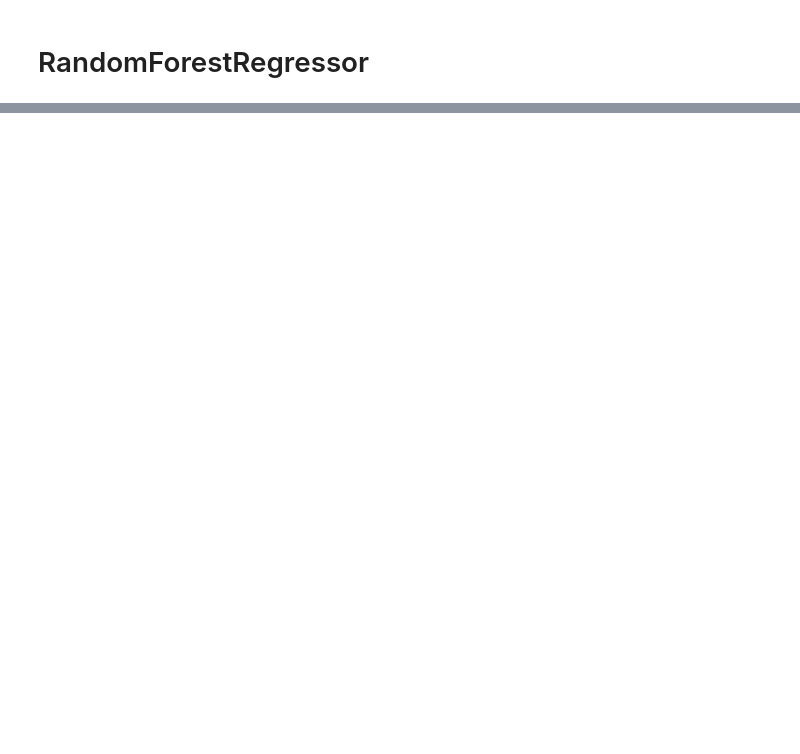
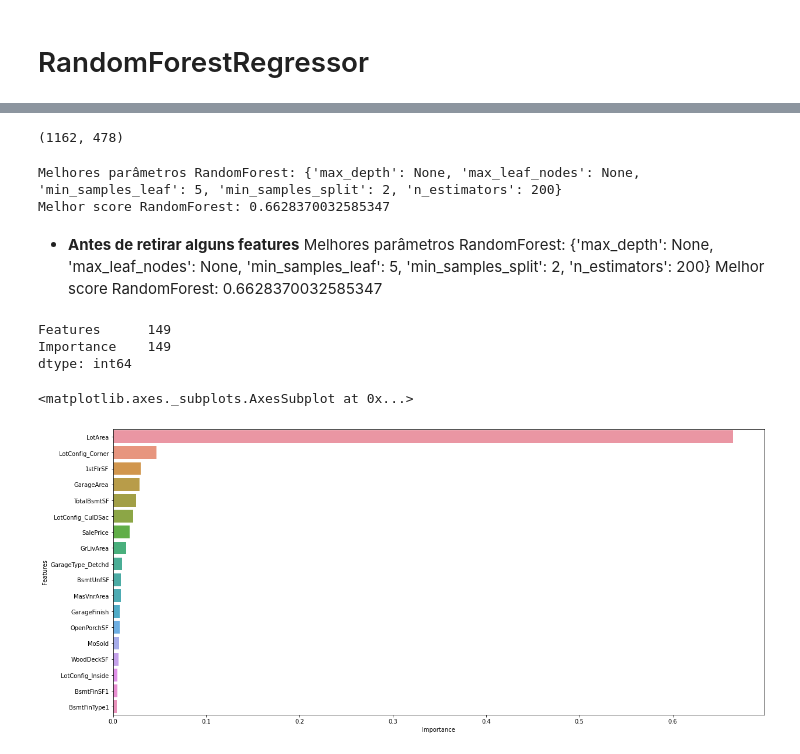
Before and after one commit to SofiaMarchesi/House-Prices_k, a Jupyter notebook: House_Prices_data_analysis.ipynb, the cells around one changed output, grey strips where cells are left out. Saved outputs shown, nothing was run; the diff lists cells and outputs as text; code cells hidden in the pictures; blank space fills up the shorter version.

Commit message:
Filling NaN of LotFrontage

```diff
--- a/House_Prices_data_analysis.ipynb
+++ b/House_Prices_data_analysis.ipynb
@@ -1322,0 +1277,3 @@ print('Melhor score Ridge: {}'.format(rd_cv.best_score_))
+# %%
+unique = list(unique)
+unique
@@ -1322,0 +1298,45 @@ print('Melhor score Ridge: {}'.format(rd_cv.best_score_))
+# %%
+X1 = X[unique]
+y = train_notnan['LotFrontage']
+X_train, X_test, y_train, y_test = train_test_split(X1,y,random_state=0,test_size=0.4)
+X1.shape
+# %% [output]
+(1162, 478)
+# %%
+param = {'n_estimators':[200],
+         'max_depth':[None,1,2,3],
+         'min_samples_split':[1,2,3],
+         'min_samples_leaf':[3,4,5],
+         'max_leaf_nodes':[None,1,2]
+         }
+forest_cv = GridSearchCV(RandomForestRegressor(n_jobs=-1,random_state=0),param,cv=5,n_jobs=-1).fit(X_train,y_train)
+
+print('Melhores parâmetros RandomForest: {}'.format(forest_cv.best_params_))
+print('Melhor score RandomForest: {}'.format(forest_cv.best_score_))
+# %% [output]
+Melhores parâmetros RandomForest: {'max_depth': None, 'max_leaf_nodes': None, 'min_samples_leaf': 5, 'min_samples_split': 2, 'n_estimators': 200}
+Melhor score RandomForest: 0.6628370032585347
+# %% [markdown]
+- **Antes de retirar alguns features**
+Melhores parâmetros RandomForest: {'max_depth': None, 'max_leaf_nodes': None, 'min_samples_leaf': 5, 'min_samples_split': 2, 'n_estimators': 200}
+Melhor score RandomForest: 0.6628370032585347
+# %%
+forest = RandomForestRegressor(n_estimators=200,max_leaf_nodes=None, min_samples_leaf=5, min_samples_split=2,random_state=0).fit(X_train,y_train)
+# %%
+#Analisando os valores que mais influenciaram no estimador
+importance_lot = pd.DataFrame({'Features': X1.columns,'Importance':forest.feature_importances_}).sort_values(by='Importance',ascending=False)
+
+features_importance_lot = list(importance_lot.Features)
+# %%
+#Há 149 features influenciados
+importance_lot[importance_lot.Importance!=0].count()
+# %% [output]
+Features      149
+Importance    149
+dtype: int64
+# %%
+f2, ax2 = plt.subplots(figsize=(20,9))
+sns.barplot(y='Features',x='Importance',data=importance_lot[:18],orient='h')
+# %% [output]
+<matplotlib.axes._subplots.AxesSubplot at 0x...>
+[figure, added]
```
Also changed, not shown: parts of 50 cells of this notebook.
